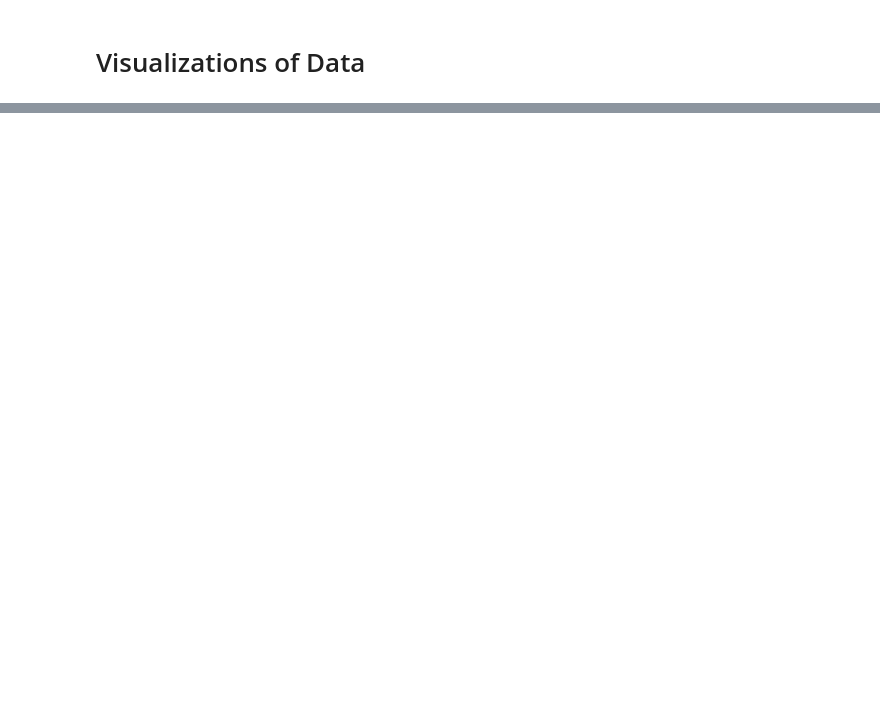
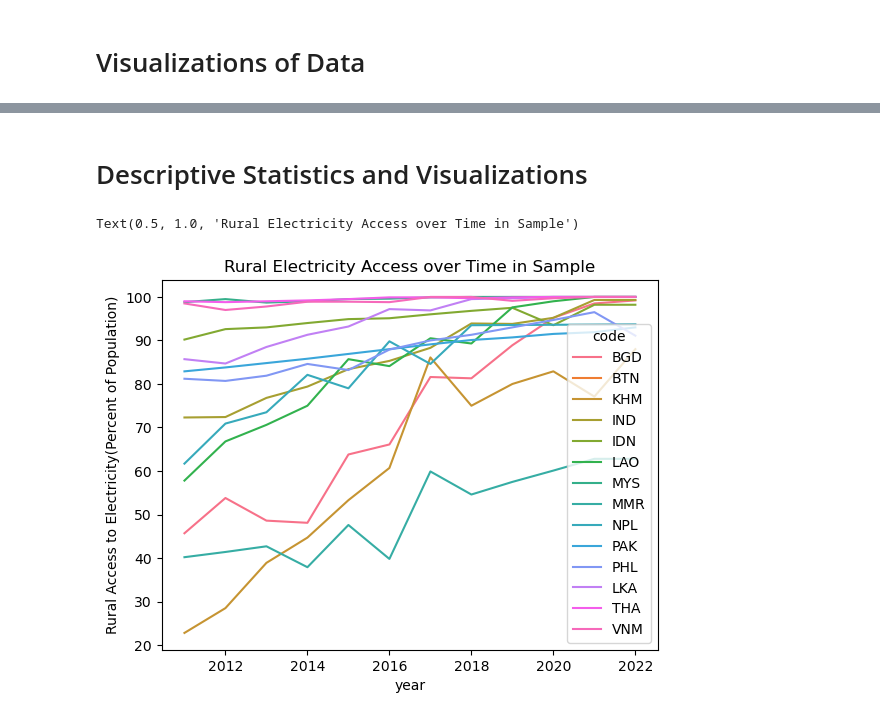
Before and after one commit to muji-mushi/graspp_2025s_fintech, a Jupyter notebook: src/Visualizations_One.ipynb, the cells around one changed output, grey strips where cells are left out. Saved outputs shown, nothing was run; the diff lists cells and outputs as text; code cells hidden in the pictures; blank space fills up the shorter version.

```diff
--- a/src/Visualizations_One.ipynb
+++ b/src/Visualizations_One.ipynb
@@ -73,0 +103,3 @@ plt.title("Mean Farm Credit By Country Over Sample")
+# %%
+df_access = df_access.rename({'country':"code"},axis=1)
+df_access.head()
@@ -73,0 +117,2 @@ plt.title("Mean Farm Credit By Country Over Sample")
+# %%
+df_access['year'] = pd.to_datetime(df_access['year']).dt.year
@@ -73,0 +128,2 @@ plt.title("Mean Farm Credit By Country Over Sample")
+# %%
+df_access_clean = cleanUp(df_access)
@@ -73,0 +140,3 @@ plt.title("Mean Farm Credit By Country Over Sample")
+# %%
+df_2merged = merge(df_staple_clean,df_access_clean)
+df_2merged = addRegions(df_2merged)
@@ -73,0 +164,12 @@ plt.title("Mean Farm Credit By Country Over Sample")
+# %% [markdown]
+# Descriptive Statistics and Visualizations
+# %%
+sns.lineplot(
+    data = df_2merged,      # Dataframe with long format data
+    x = 'year',                   # Column for x-axis (dates)
+    y = 'Rural Access to Electricity(Percent of Population)',         # Column for y-axis (GDP values)
+    hue = 'code'               # Column for color differentiation (countries)
+).set_title("Rural Electricity Access over Time in Sample")
+# %% [output]
+Text(0.5, 1.0, 'Rural Electricity Access over Time in Sample')
+[figure, added]
```
Also changed, not shown: parts of 36 cells of this notebook, 1 other file.
